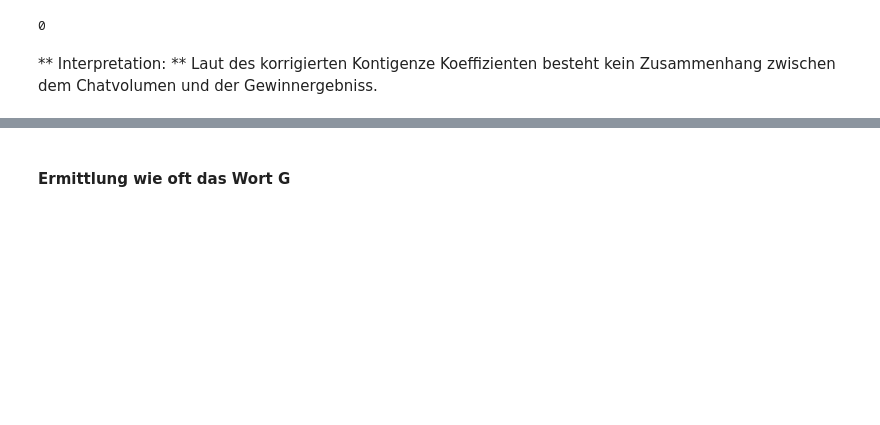
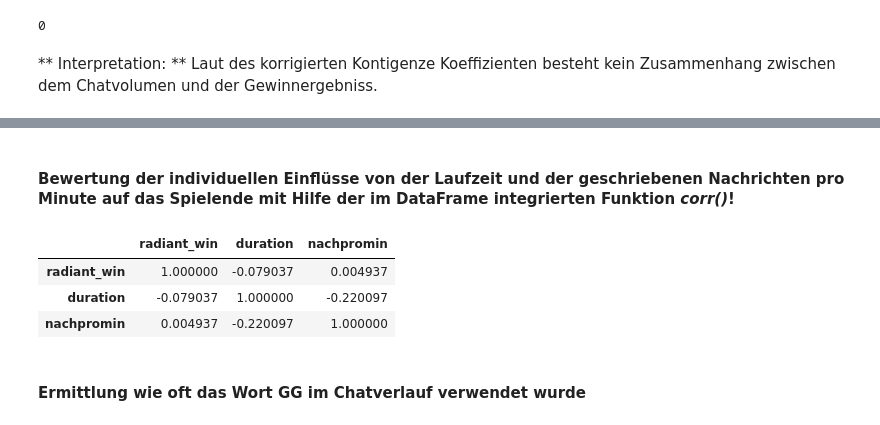
Before and after one commit to agruenth/BDA_SS17, a Jupyter notebook: Aufgabe 3.ipynb, the cells around one changed output, grey strips where cells are left out. Drawn from its saved outputs; the diff is of its cells as text; code cells hidden in the pictures; blank space fills up the shorter version.

Commit message:
corr-Funktion

```diff
--- a/Aufgabe 3.ipynb
+++ b/Aufgabe 3.ipynb
@@ -95,0 +91,2 @@ sns.pairplot(chat, hue='match_id')
+# %%
+match['chatvolumen'] = chatvolumen
@@ -219,0 +237,2 @@ ccc(pd.crosstab(['radiant_win'],[pro]))
+# %%
+match['nachpromin'] = pro
@@ -219,0 +249,9 @@ ccc(pd.crosstab(['radiant_win'],[pro]))
+# %% [markdown]
+#### Bewertung der individuellen Einflüsse von der Laufzeit und der geschriebenen Nachrichten pro Minute auf das Spielende mit Hilfe der im DataFrame integrierten Funktion *corr()*!
+# %%
+match[['radiant_win', 'duration', 'nachpromin']].corr()
+# %% [output]
+|  | radiant_win | duration | nachpromin |
+| radiant_win | 1.000000 | -0.079037 | 0.004937 |
+| duration | -0.079037 | 1.000000 | -0.220097 |
+| nachpromin | 0.004937 | -0.220097 | 1.000000 |
@@ -220,5 +260,5 @@ ccc(pd.crosstab(['radiant_win'],[pro]))
 # %% [markdown]
-#### Ermittlung wie oft das Wort G
+#### Ermittlung wie oft das Wort GG im Chatverlauf verwendet wurde
 # %%
 gg = chat['match_id'].value_counts('gg' and 'good game' and 'GG' and 'Good Game')#vllt mit lower noch
 gg.head()
```
Also changed, not shown: parts of 28 cells of this notebook.
